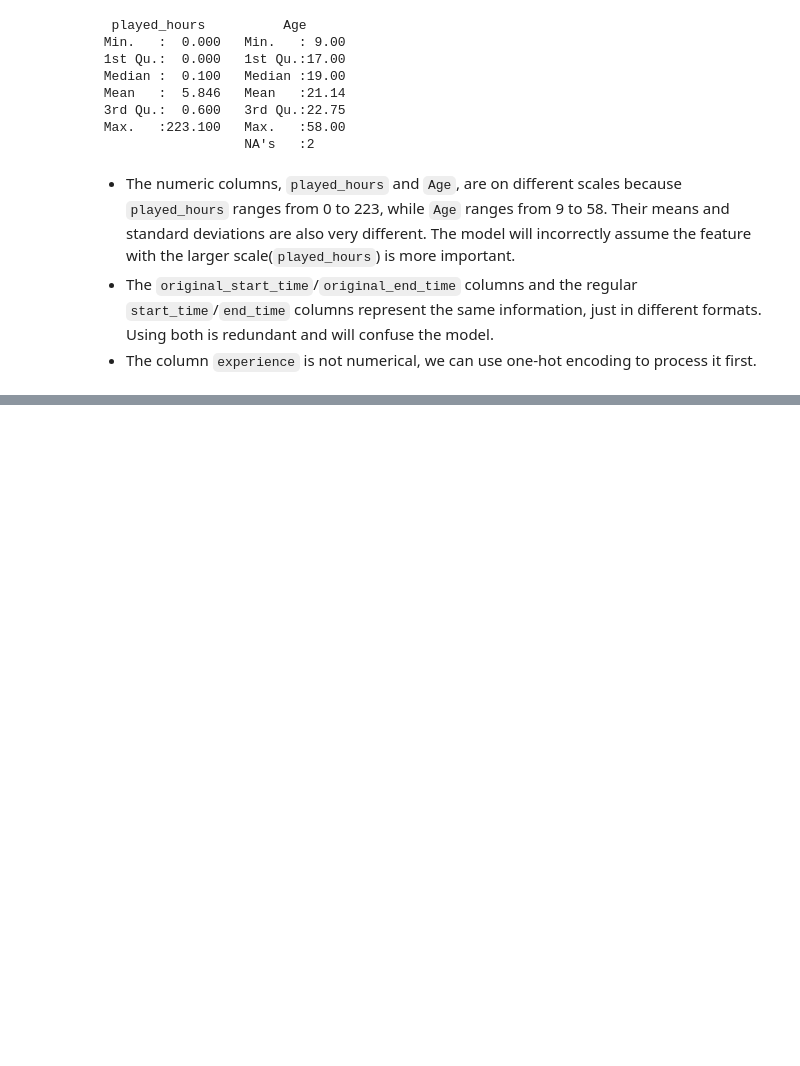
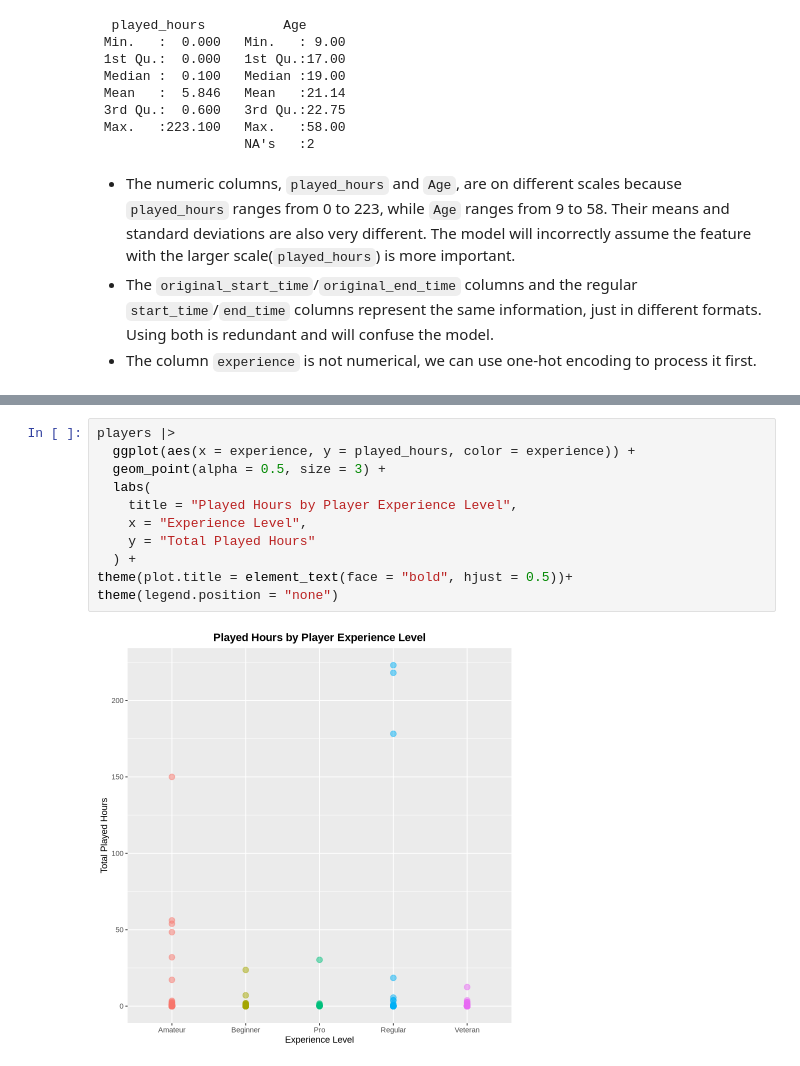
Before and after one commit to sylsh7/dsci-100-individualplan, a Jupyter notebook: individual plan.ipynb, the cells around one changed output, grey strips where cells are left out. Drawn from its saved outputs; the diff is of its cells as text; blank space fills up the shorter version.

```diff
--- a/individual plan.ipynb
+++ b/individual plan.ipynb
@@ -140,0 +194,13 @@ players |>
+# %%
+players |>
+  ggplot(aes(x = experience, y = played_hours, color = experience)) +
+  geom_point(alpha = 0.5, size = 3) +
+  labs(
+    title = "Played Hours by Player Experience Level",
+    x = "Experience Level",
+    y = "Total Played Hours"
+  ) +
+theme(plot.title = element_text(face = "bold", hjust = 0.5))+
+theme(legend.position = "none")
+# %% [output]
+[figure, added]
```
Also changed, not shown: parts of 7 cells of this notebook.
